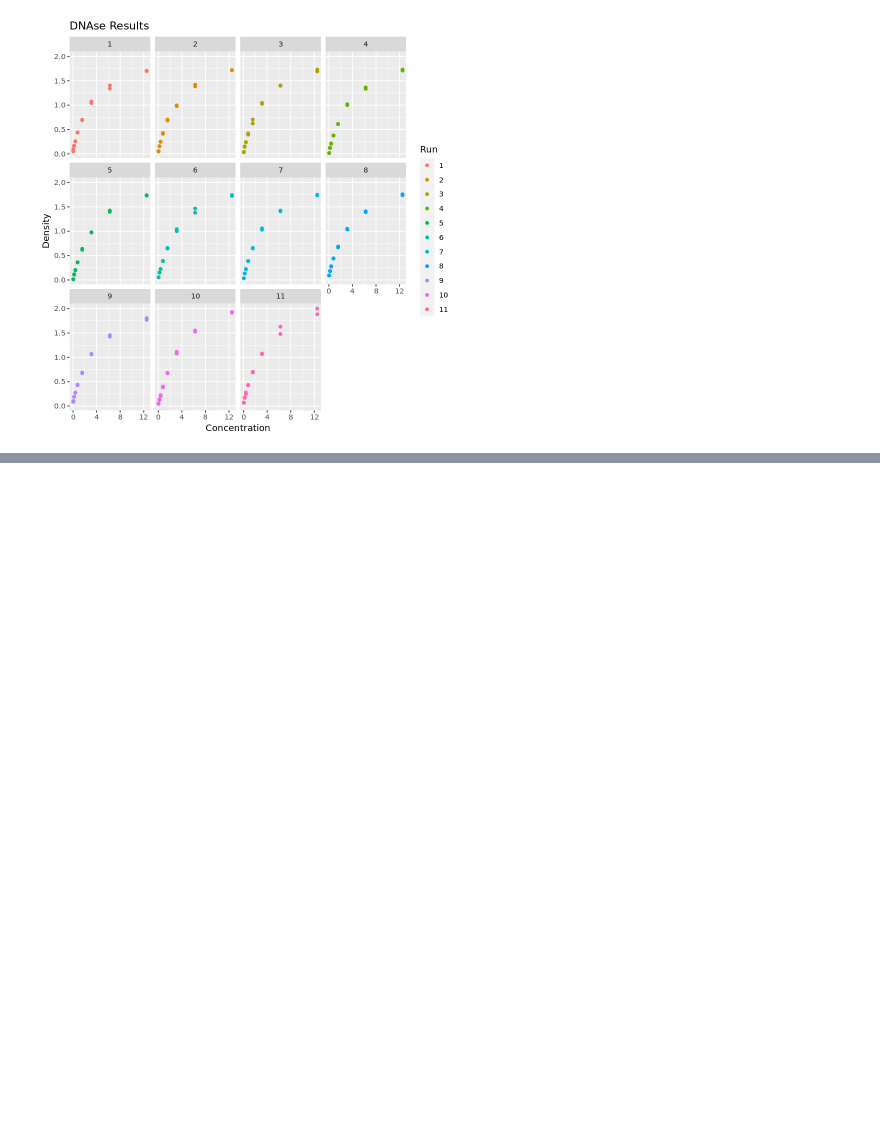
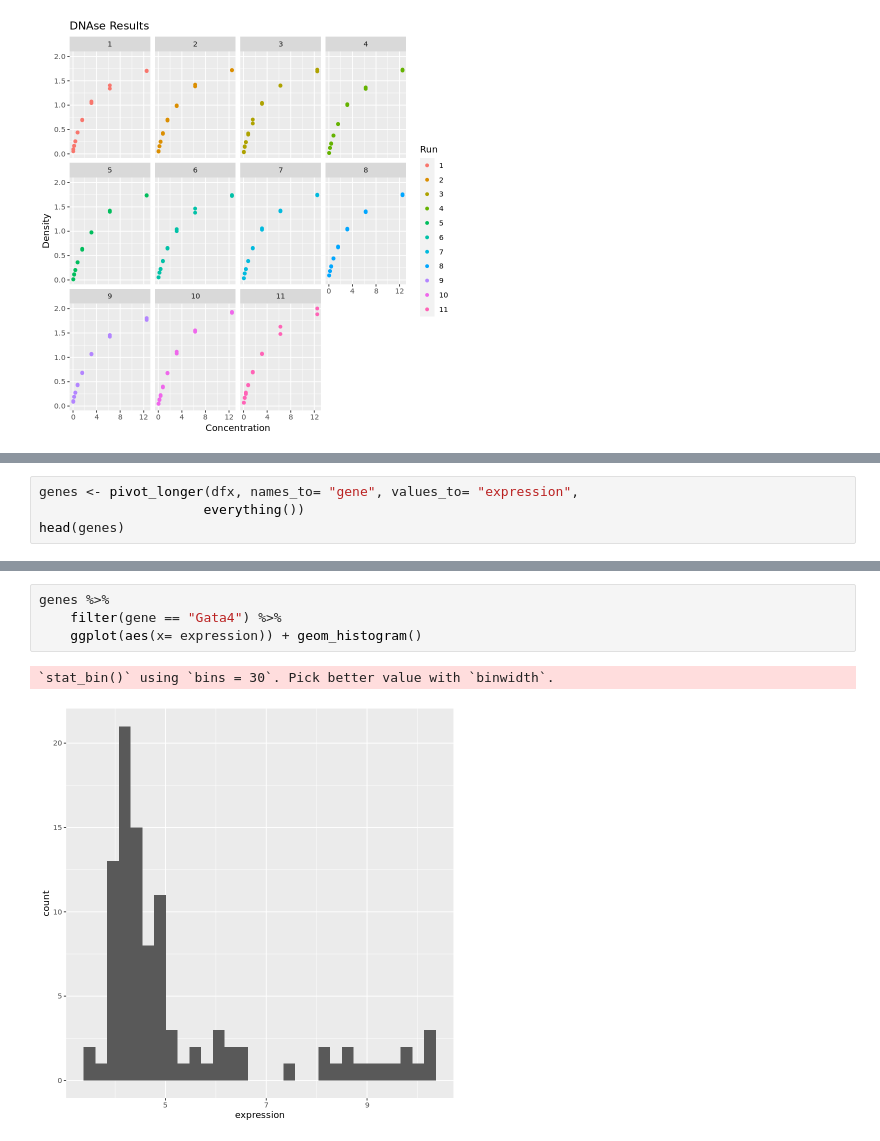
Before and after one commit to JShermanK1/binder_r_conda, a Jupyter notebook: Data_Club_ggplot2_tutorial.ipynb, the cells around one changed output, grey strips where cells are left out. Drawn from its saved outputs; the diff is of its cells as text; blank space fills up the shorter version.

```diff
--- a/Data_Club_ggplot2_tutorial.ipynb
+++ b/Data_Club_ggplot2_tutorial.ipynb
@@ -88,0 +120,4 @@ plot1
+# %%
+genes <- pivot_longer(dfx, names_to= "gene", values_to= "expression",
+                     everything())
+head(genes)
@@ -88,0 +134,7 @@ plot1
+# %%
+genes %>%
+    filter(gene == "Gata4") %>%
+    ggplot(aes(x= expression)) + geom_histogram()
+# %% [output]
+`stat_bin()` using `bins = 30`. Pick better value with `binwidth`.
+[figure, added]
```
Also changed, not shown: parts of 10 cells of this notebook.
